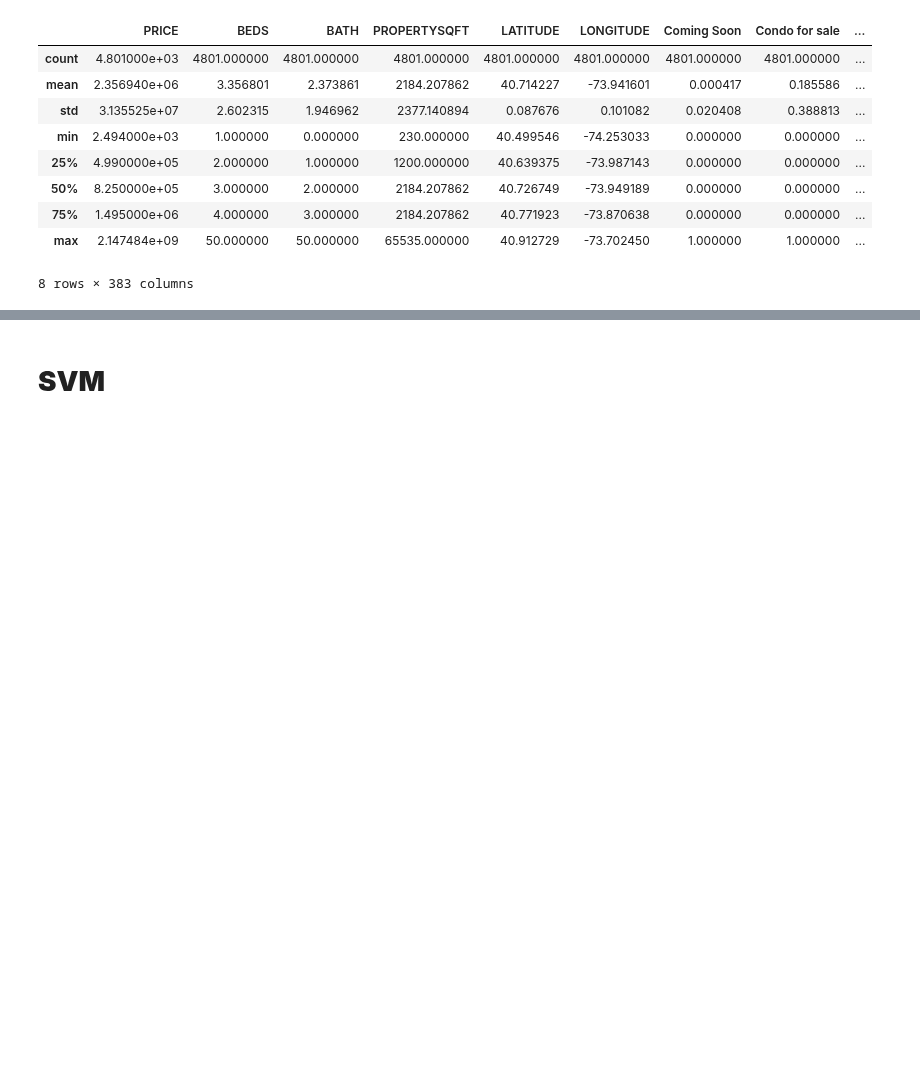
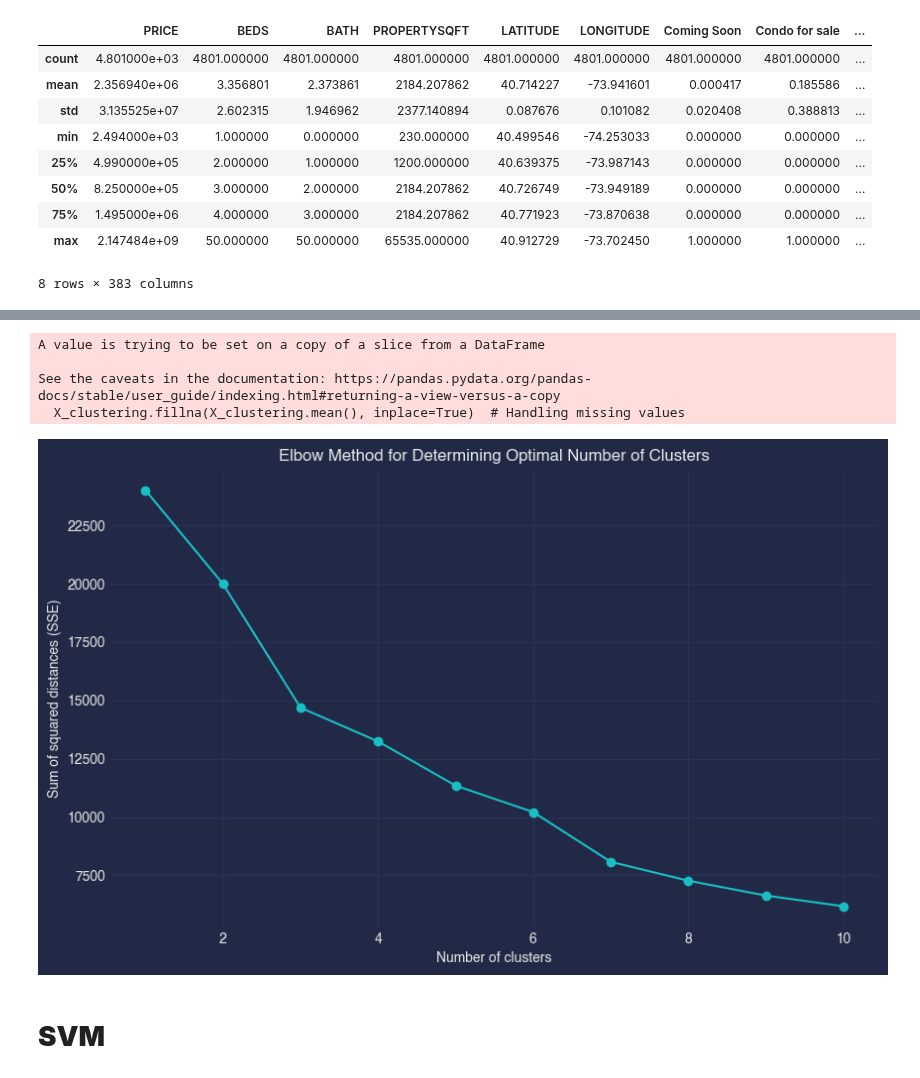
Before and after one commit to EviIius/6211_Advanced_BA, a Jupyter notebook: BA_Project/Work.ipynb, the cells around one changed output, grey strips where cells are left out. Saved outputs shown, nothing was run; the diff lists cells and outputs as text; code cells hidden in the pictures; blank space fills up the shorter version.

```diff
--- a/BA_Project/Work.ipynb
+++ b/BA_Project/Work.ipynb
@@ -157,2 +184,35 @@ Top 10 P-values:
+# %%
+from sklearn.cluster import KMeans
+import matplotlib.pyplot as plt
+
+# Selecting features for K-means clustering
+X_clustering = df[['BEDS', 'BATH', 'PROPERTYSQFT', 'LATITUDE', 'LONGITUDE']]
+X_clustering.fillna(X_clustering.mean(), inplace=True)  # Handling missing values
+
+# Scaling the features
+scaler_clustering = StandardScaler()
+X_scaled_clustering = scaler_clustering.fit_transform(X_clustering)
+
+# Using the Elbow Method to find the optimal number of clusters
+sse = []
+for k in range(1, 11):
+    kmeans = KMeans(n_clusters=k, random_state=42)
+    kmeans.fit(X_scaled_clustering)
+    sse.append(kmeans.inertia_)
+
+# Plotting the Elbow Method results
+plt.figure(figsize=(10, 6))
+plt.plot(range(1, 11), sse, marker='o')
+plt.title('Elbow Method for Determining Optimal Number of Clusters')
+plt.xlabel('Number of clusters')
+plt.ylabel('Sum of squared distances (SSE)')
+plt.grid(True)
+plt.show()
+# %% [output]
+A value is trying to be set on a copy of a slice from a DataFrame
+
+See the caveats in the documentation: https://pandas.pydata.org/pandas-docs/stable/user_guide/indexing.html#returning-a-view-versus-a-copy
+  X_clustering.fillna(X_clustering.mean(), inplace=True)  # Handling missing values
+[figure, added]
 # %% [markdown]
 # **SVM**
```
Also changed, not shown: parts of 24 cells of this notebook.
